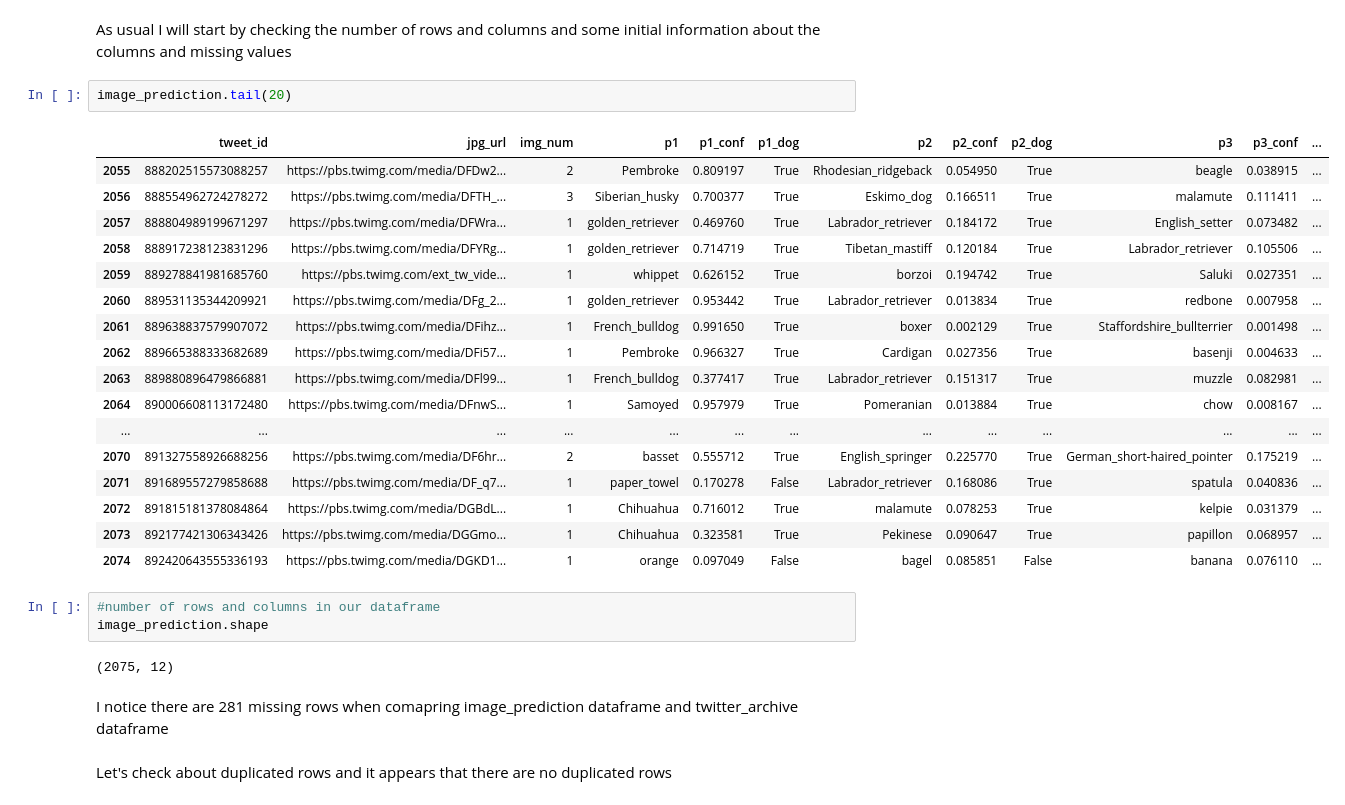
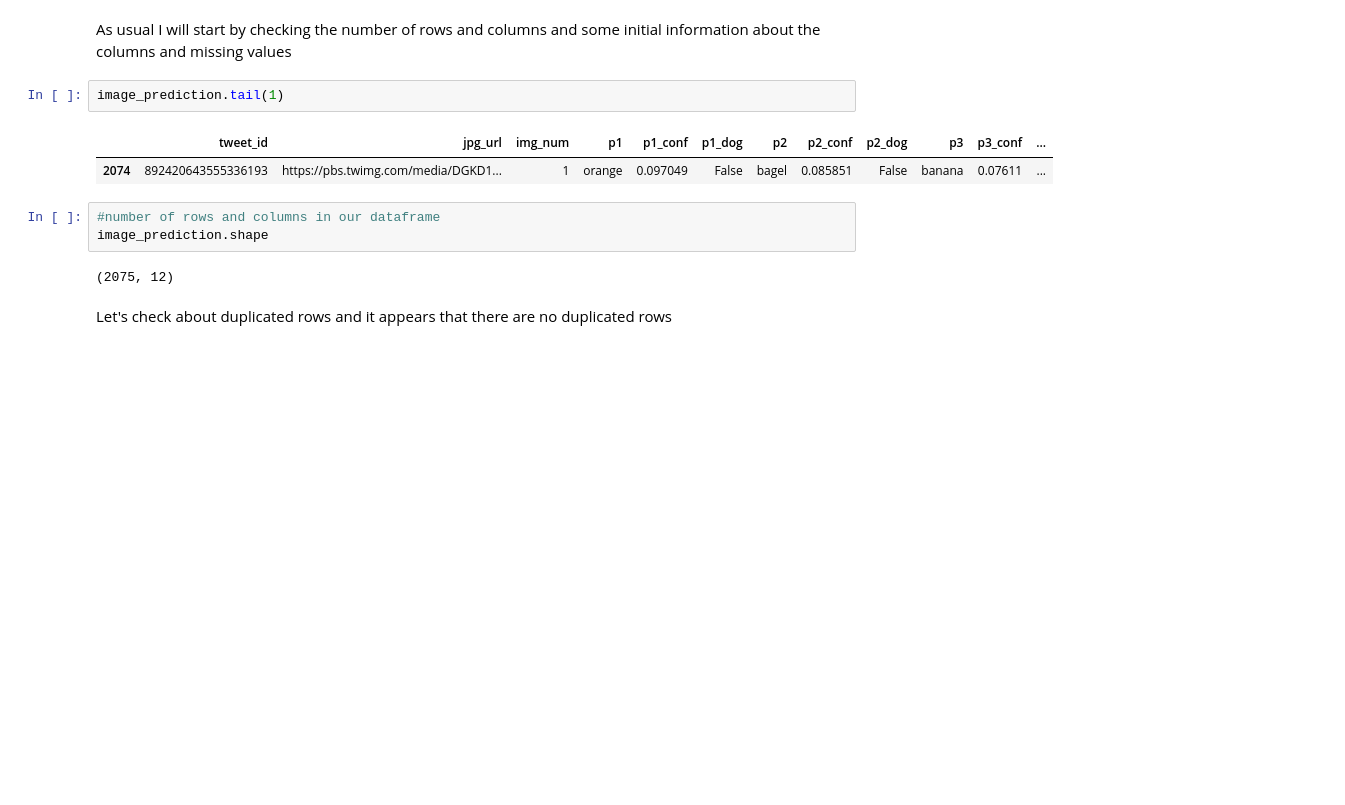
Before and after one commit to CherifArsanious/wrangle-and-analyze-data-project, a Jupyter notebook: wrangle_act.ipynb, the cells around one changed output. Saved outputs shown, nothing was run; the diff lists cells and outputs as text; blank space fills up the shorter version.

```diff
--- a/wrangle_act.ipynb
+++ b/wrangle_act.ipynb
@@ -202,32 +187,15 @@ df.head()
 # %% [markdown]
 As usual I will start by checking the number of rows and columns and some initial information about the columns and missing values
 # %%
-image_prediction.tail(20)
+image_prediction.tail(1)
 # %% [output]
 |  | tweet_id | jpg_url | img_num | p1 | p1_conf | p1_dog | p2 | p2_conf | p2_dog | p3 | p3_conf | ... |
-| 2055 | 888202515573088257 | https://pbs.twimg.com/media/DFDw2... | 2 | Pembroke | 0.809197 | True | Rhodesian_ridgeback | 0.054950 | True | beagle | 0.038915 | ... |
-| 2056 | 888554962724278272 | https://pbs.twimg.com/media/DFTH_... | 3 | Siberian_husky | 0.700377 | True | Eskimo_dog | 0.166511 | True | malamute | 0.111411 | ... |
-| 2057 | 888804989199671297 | https://pbs.twimg.com/media/DFWra... | 1 | golden_retriever | 0.469760 | True | Labrador_retriever | 0.184172 | True | English_setter | 0.073482 | ... |
-| 2058 | 888917238123831296 | https://pbs.twimg.com/media/DFYRg... | 1 | golden_retriever | 0.714719 | True | Tibetan_mastiff | 0.120184 | True | Labrador_retriever | 0.105506 | ... |
-| 2059 | 889278841981685760 | https://pbs.twimg.com/ext_tw_vide... | 1 | whippet | 0.626152 | True | borzoi | 0.194742 | True | Saluki | 0.027351 | ... |
-| 2060 | 889531135344209921 | https://pbs.twimg.com/media/DFg_2... | 1 | golden_retriever | 0.953442 | True | Labrador_retriever | 0.013834 | True | redbone | 0.007958 | ... |
-| 2061 | 889638837579907072 | https://pbs.twimg.com/media/DFihz... | 1 | French_bulldog | 0.991650 | True | boxer | 0.002129 | True | Staffordshire_bullterrier | 0.001498 | ... |
-| 2062 | 889665388333682689 | https://pbs.twimg.com/media/DFi57... | 1 | Pembroke | 0.966327 | True | Cardigan | 0.027356 | True | basenji | 0.004633 | ... |
-| 2063 | 889880896479866881 | https://pbs.twimg.com/media/DFl99... | 1 | French_bulldog | 0.377417 | True | Labrador_retriever | 0.151317 | True | muzzle | 0.082981 | ... |
-| 2064 | 890006608113172480 | https://pbs.twimg.com/media/DFnwS... | 1 | Samoyed | 0.957979 | True | Pomeranian | 0.013884 | True | chow | 0.008167 | ... |
-| ... | ... | ... | ... | ... | ... | ... | ... | ... | ... | ... | ... | ... |
-| 2070 | 891327558926688256 | https://pbs.twimg.com/media/DF6hr... | 2 | basset | 0.555712 | True | English_springer | 0.225770 | True | German_short-haired_pointer | 0.175219 | ... |
-| 2071 | 891689557279858688 | https://pbs.twimg.com/media/DF_q7... | 1 | paper_towel | 0.170278 | False | Labrador_retriever | 0.168086 | True | spatula | 0.040836 | ... |
-| 2072 | 891815181378084864 | https://pbs.twimg.com/media/DGBdL... | 1 | Chihuahua | 0.716012 | True | malamute | 0.078253 | True | kelpie | 0.031379 | ... |
-| 2073 | 892177421306343426 | https://pbs.twimg.com/media/DGGmo... | 1 | Chihuahua | 0.323581 | True | Pekinese | 0.090647 | True | papillon | 0.068957 | ... |
-| 2074 | 892420643555336193 | https://pbs.twimg.com/media/DGKD1... | 1 | orange | 0.097049 | False | bagel | 0.085851 | False | banana | 0.076110 | ... |
+| 2074 | 892420643555336193 | https://pbs.twimg.com/media/DGKD1... | 1 | orange | 0.097049 | False | bagel | 0.085851 | False | banana | 0.07611 | ... |
 # %%
 #number of rows and columns in our dataframe
 image_prediction.shape
 # %% [output]
 (2075, 12)
-# %% [markdown]
-I notice there are 281 missing rows when comapring image_prediction dataframe and twitter_archive dataframe
 # %% [markdown]
 Let's check about duplicated rows and it appears that there are no duplicated rows
 # %%
```
Also changed, not shown: parts of 10 cells of this notebook.
